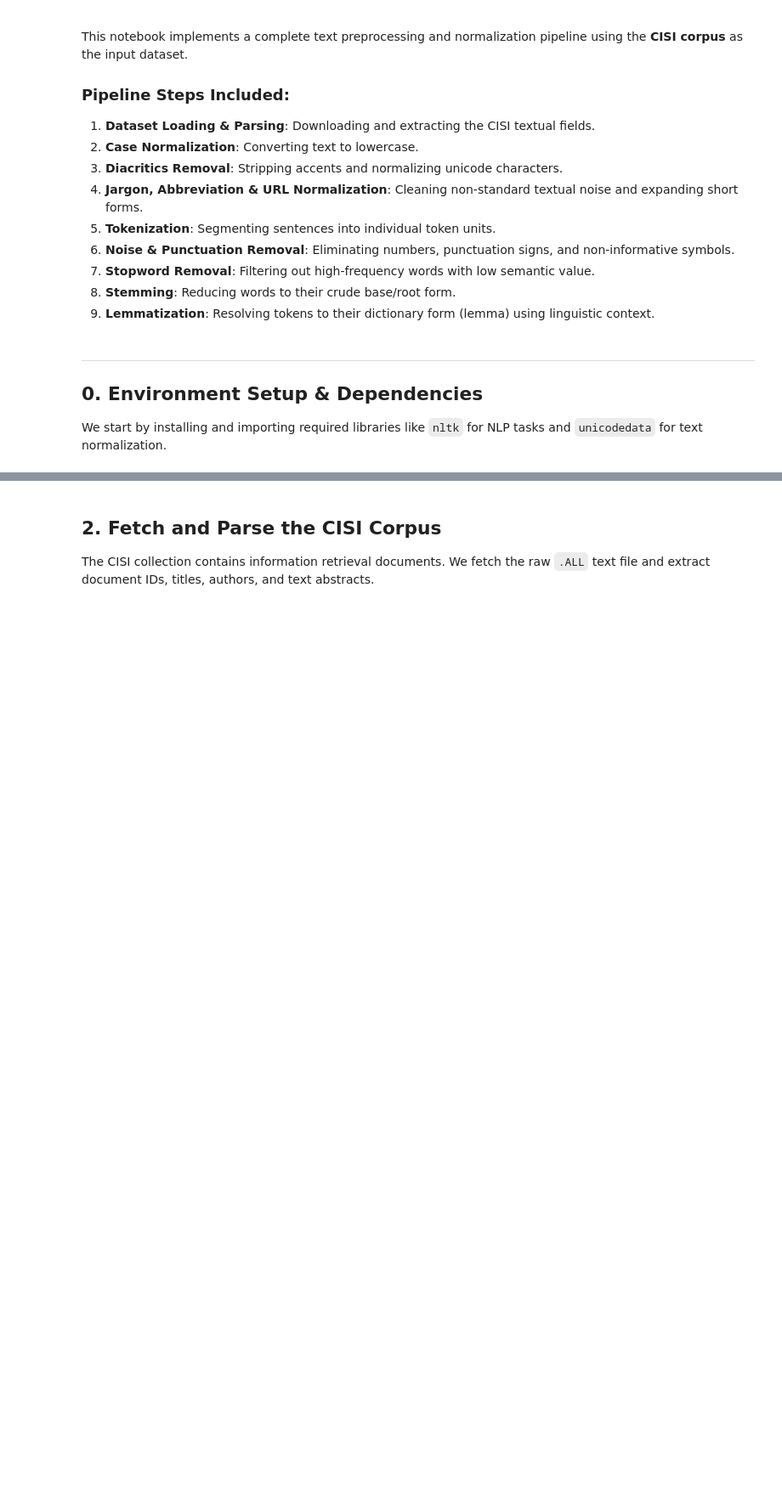
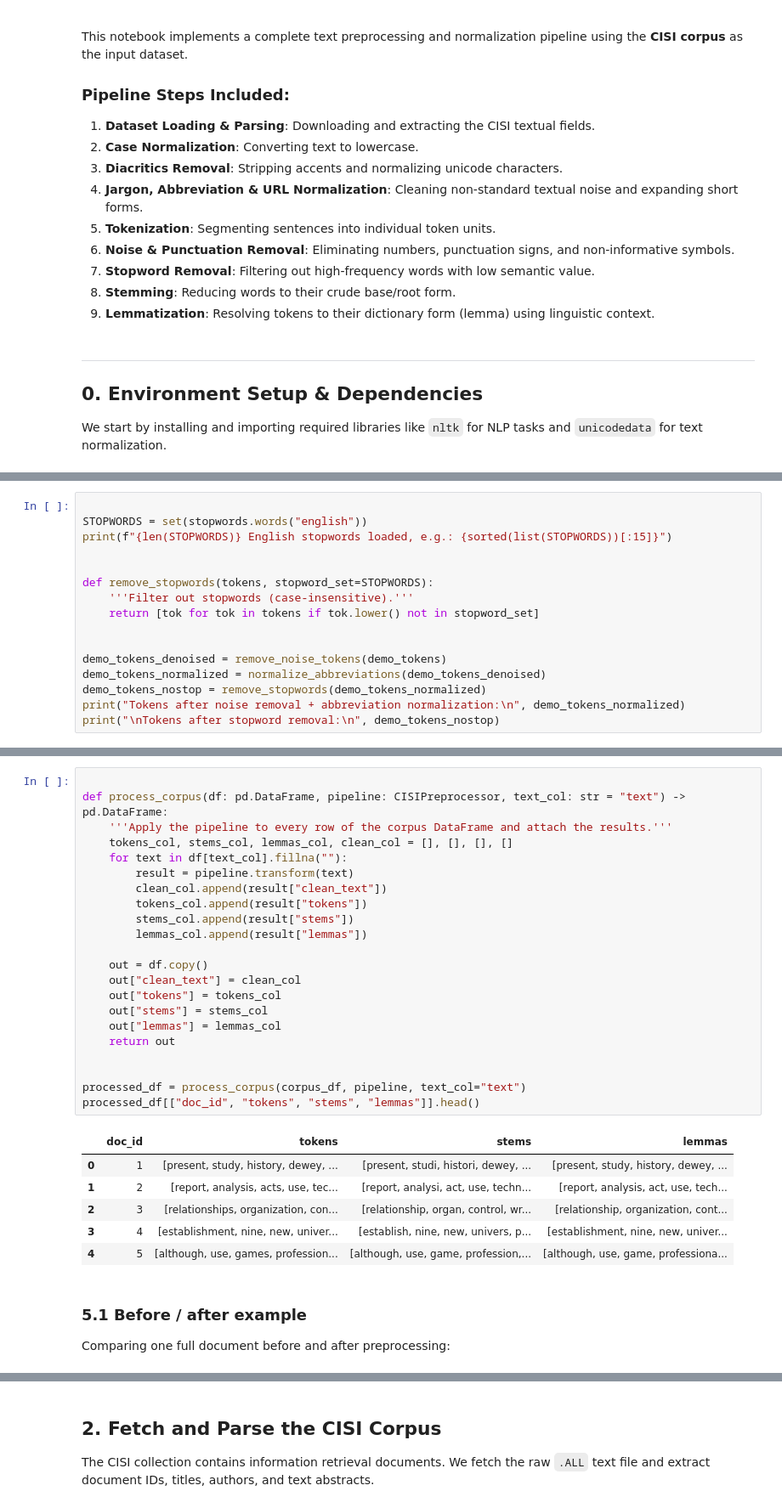
Before and after one commit to Jero2110/NLP_Phase02, a Jupyter notebook: analysis/analysis.ipynb, the cells around one changed output, grey strips where cells are left out. Shown at 85% size. Drawn from its saved outputs; the diff is of its cells as text; blank space fills up the shorter version.

```diff
--- a/analysis/analysis.ipynb
+++ b/analysis/analysis.ipynb
@@ -79,0 +318,16 @@ nltk.download('averaged_perceptron_tagger', quiet=True)
+# %%
+
+STOPWORDS = set(stopwords.words("english"))
+print(f"{len(STOPWORDS)} English stopwords loaded, e.g.: {sorted(list(STOPWORDS))[:15]}")
+
+
+def remove_stopwords(tokens, stopword_set=STOPWORDS):
+    '''Filter out stopwords (case-insensitive).'''
+    return [tok for tok in tokens if tok.lower() not in stopword_set]
+
+
+demo_tokens_denoised = remove_noise_tokens(demo_tokens)
+demo_tokens_normalized = normalize_abbreviations(demo_tokens_denoised)
+demo_tokens_nostop = remove_stopwords(demo_tokens_normalized)
+print("Tokens after noise removal + abbreviation normalization:\n", demo_tokens_normalized)
+print("\nTokens after stopword removal:\n", demo_tokens_nostop)
@@ -79,0 +543,34 @@ nltk.download('averaged_perceptron_tagger', quiet=True)
+# %%
+
+def process_corpus(df: pd.DataFrame, pipeline: CISIPreprocessor, text_col: str = "text") -> pd.DataFrame:
+    '''Apply the pipeline to every row of the corpus DataFrame and attach the results.'''
+    tokens_col, stems_col, lemmas_col, clean_col = [], [], [], []
+    for text in df[text_col].fillna(""):
+        result = pipeline.transform(text)
+        clean_col.append(result["clean_text"])
+        tokens_col.append(result["tokens"])
+        stems_col.append(result["stems"])
+        lemmas_col.append(result["lemmas"])
+
+    out = df.copy()
+    out["clean_text"] = clean_col
+    out["tokens"] = tokens_col
+    out["stems"] = stems_col
+    out["lemmas"] = lemmas_col
+    return out
+
+
+processed_df = process_corpus(corpus_df, pipeline, text_col="text")
+processed_df[["doc_id", "tokens", "stems", "lemmas"]].head()
+# %% [output]
+|  | doc_id | tokens | stems | lemmas |
+| 0 | 1 | [present, study, history, dewey, ... | [present, studi, histori, dewey, ... | [present, study, history, dewey, ... |
+| 1 | 2 | [report, analysis, acts, use, tec... | [report, analysi, act, use, techn... | [report, analysis, act, use, tech... |
+| 2 | 3 | [relationships, organization, con... | [relationship, organ, control, wr... | [relationship, organization, cont... |
+| 3 | 4 | [establishment, nine, new, univer... | [establish, nine, new, univers, p... | [establishment, nine, new, univer... |
+| 4 | 5 | [although, use, games, profession... | [although, use, game, profession,... | [although, use, game, professiona... |
+# %% [markdown]
+
+### 5.1 Before / after example
+
+Comparing one full document before and after preprocessing:
```
Also changed, not shown: parts of 39 cells of this notebook.
